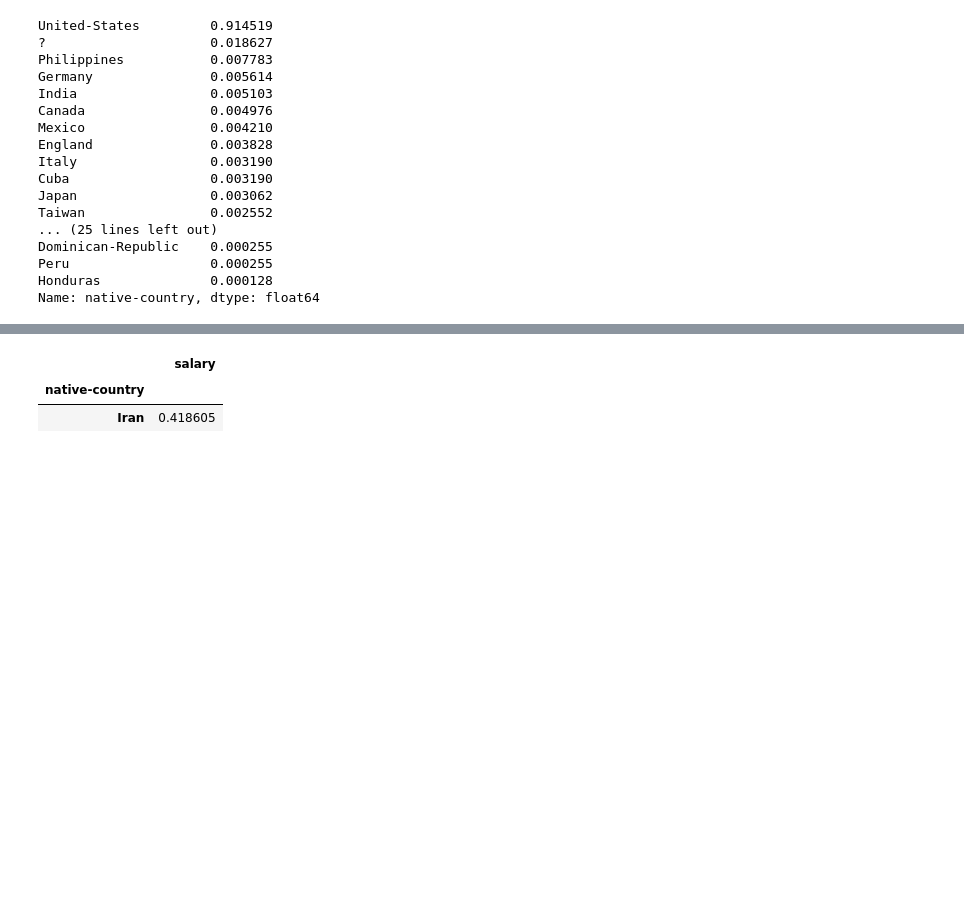
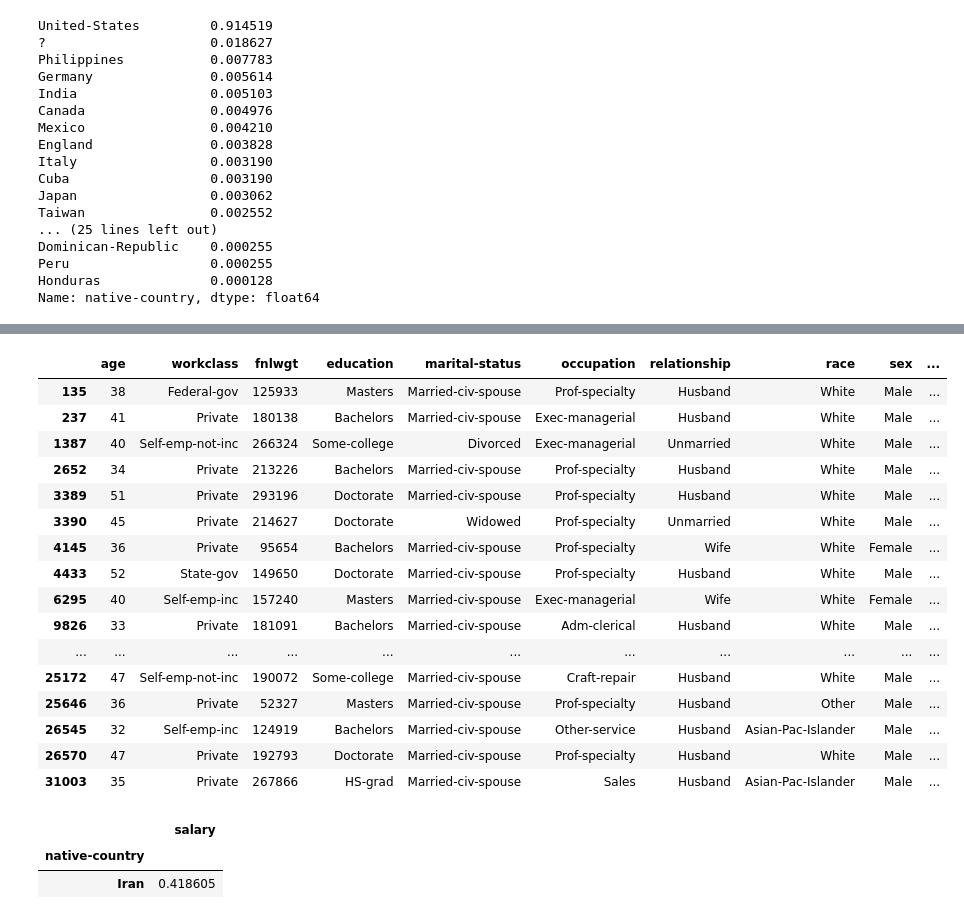
Before and after one commit to glcn35/PANDAS, a Jupyter notebook: DAwPy_EDA_Project_(Analyze_US_Citizens)_Student_(2).ipynb, the cells around one changed output, grey strips where cells are left out. Drawn from its saved outputs; the diff is of its cells as text; code cells hidden in the pictures; blank space fills up the shorter version.

```diff
--- a/DAwPy_EDA_Project_(Analyze_US_Citizens)_Student_(2).ipynb
+++ b/DAwPy_EDA_Project_(Analyze_US_Citizens)_Student_(2).ipynb
@@ -1005,3 +1006,24 @@ Name: native-country, dtype: float64
+# %%
+b=df[(df["native-country"] == "Iran")&(df.salary==">50K")]
+b
+# %% [output]
+|  | age | workclass | fnlwgt | education | marital-status | occupation | relationship | race | sex | ... |
+| 135 | 38 | Federal-gov | 125933 | Masters | Married-civ-spouse | Prof-specialty | Husband | White | Male | ... |
+| 237 | 41 | Private | 180138 | Bachelors | Married-civ-spouse | Exec-managerial | Husband | White | Male | ... |
+| 1387 | 40 | Self-emp-not-inc | 266324 | Some-college | Divorced | Exec-managerial | Unmarried | White | Male | ... |
+| 2652 | 34 | Private | 213226 | Bachelors | Married-civ-spouse | Prof-specialty | Husband | White | Male | ... |
+| 3389 | 51 | Private | 293196 | Doctorate | Married-civ-spouse | Prof-specialty | Husband | White | Male | ... |
+| 3390 | 45 | Private | 214627 | Doctorate | Widowed | Prof-specialty | Unmarried | White | Male | ... |
+| 4145 | 36 | Private | 95654 | Bachelors | Married-civ-spouse | Prof-specialty | Wife | White | Female | ... |
+| 4433 | 52 | State-gov | 149650 | Doctorate | Married-civ-spouse | Prof-specialty | Husband | White | Male | ... |
+| 6295 | 40 | Self-emp-inc | 157240 | Masters | Married-civ-spouse | Exec-managerial | Wife | White | Female | ... |
+| 9826 | 33 | Private | 181091 | Bachelors | Married-civ-spouse | Adm-clerical | Husband | White | Male | ... |
+| ... | ... | ... | ... | ... | ... | ... | ... | ... | ... | ... |
+| 25172 | 47 | Self-emp-not-inc | 190072 | Some-college | Married-civ-spouse | Craft-repair | Husband | White | Male | ... |
+| 25646 | 36 | Private | 52327 | Masters | Married-civ-spouse | Prof-specialty | Husband | Other | Male | ... |
+| 26545 | 32 | Self-emp-inc | 124919 | Bachelors | Married-civ-spouse | Other-service | Husband | Asian-Pac-Islander | Male | ... |
+| 26570 | 47 | Private | 192793 | Doctorate | Married-civ-spouse | Prof-specialty | Husband | White | Male | ... |
+| 31003 | 35 | Private | 267866 | HS-grad | Married-civ-spouse | Sales | Husband | Asian-Pac-Islander | Male | ... |
 # %%
 #use iloc here
 # %% [output]
```
Also changed, not shown: parts of 6 cells of this notebook.
